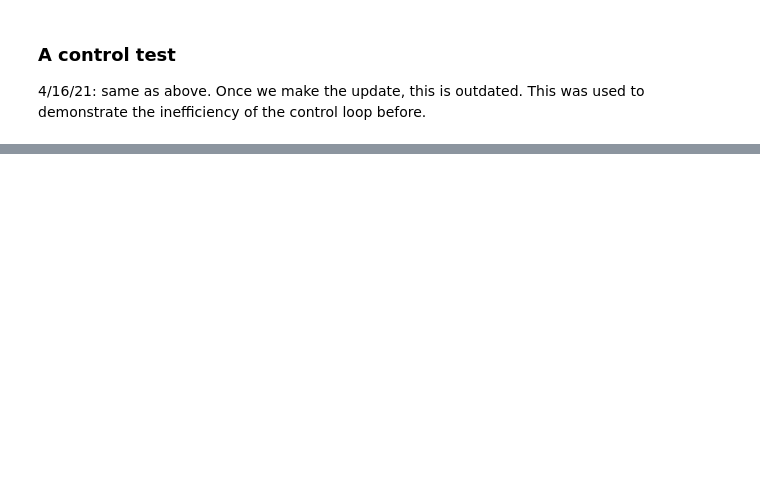
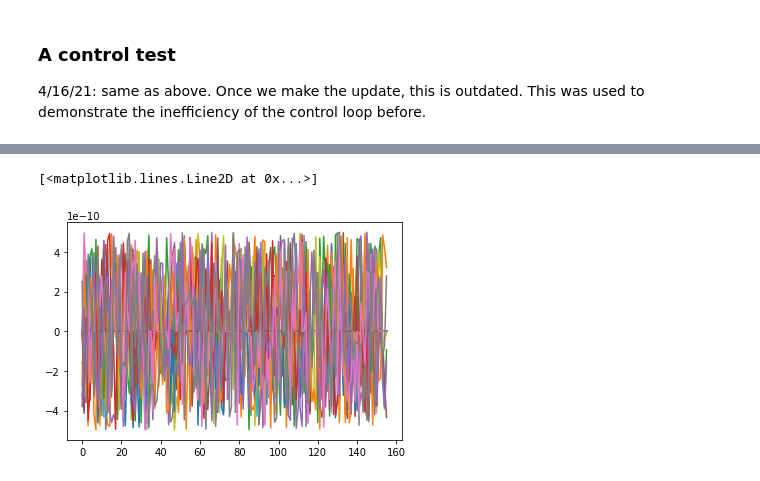
Before and after one commit to bxin/M1M3_ML, a Jupyter notebook: FB_diagnostics.ipynb, the cells around one changed output, grey strips where cells are left out. Saved outputs shown, nothing was run; the diff lists cells and outputs as text; code cells hidden in the pictures; blank space fills up the shorter version.

```diff
--- a/FB_diagnostics.ipynb
+++ b/FB_diagnostics.ipynb
@@ -263,0 +270,34 @@ iter#2: 0.0 0.0 -0.0 0.0 0.0 0.0
+# %%
+FelipeFile = 'data/old_FB_distrib/Feedback Force Distribution.xlsx'
+df = pd.read_excel(FelipeFile)
+FelipeDist = np.array(df)
+# %%
+fx = pd.read_csv('data/old_FB_distrib/ForceDistributionXTable.csv')
+fy = pd.read_csv('data/old_FB_distrib/ForceDistributionYTable.csv')
+fz = pd.read_csv('data/old_FB_distrib/ForceDistributionZTable.csv')
+mx = pd.read_csv('data/old_FB_distrib/MomentDistributionXTable.csv')
+my = pd.read_csv('data/old_FB_distrib/MomentDistributionYTable.csv')
+mz = pd.read_csv('data/old_FB_distrib/MomentDistributionZTable.csv')
+# %%
+plt.plot(fx['X']-FelipeDist[:,0])
+plt.plot(fx['Y']-FelipeDist[:,1])
+plt.plot(fx['Z']-FelipeDist[:,2])
+plt.plot(fy['X']-FelipeDist[:,3])
+plt.plot(fy['Y']-FelipeDist[:,4])
+plt.plot(fy['Z']-FelipeDist[:,5])
+plt.plot(fz['X']-FelipeDist[:,6])
+plt.plot(fz['Y']-FelipeDist[:,7])
+plt.plot(fz['Z']-FelipeDist[:,8])
+
+plt.plot(mx['X']-FelipeDist[:,9])
+plt.plot(mx['Y']-FelipeDist[:,10])
+plt.plot(mx['Z']-FelipeDist[:,11])
+plt.plot(my['X']-FelipeDist[:,12])
+plt.plot(my['Y']-FelipeDist[:,13])
+plt.plot(my['Z']-FelipeDist[:,14])
+plt.plot(mz['X']-FelipeDist[:,15])
+plt.plot(mz['Y']-FelipeDist[:,16])
+plt.plot(mz['Z']-FelipeDist[:,17])
+# %% [output]
+[<matplotlib.lines.Line2D at 0x...>]
+[figure, added]
```
Also changed, not shown: parts of 9 cells of this notebook, 7 other files.
